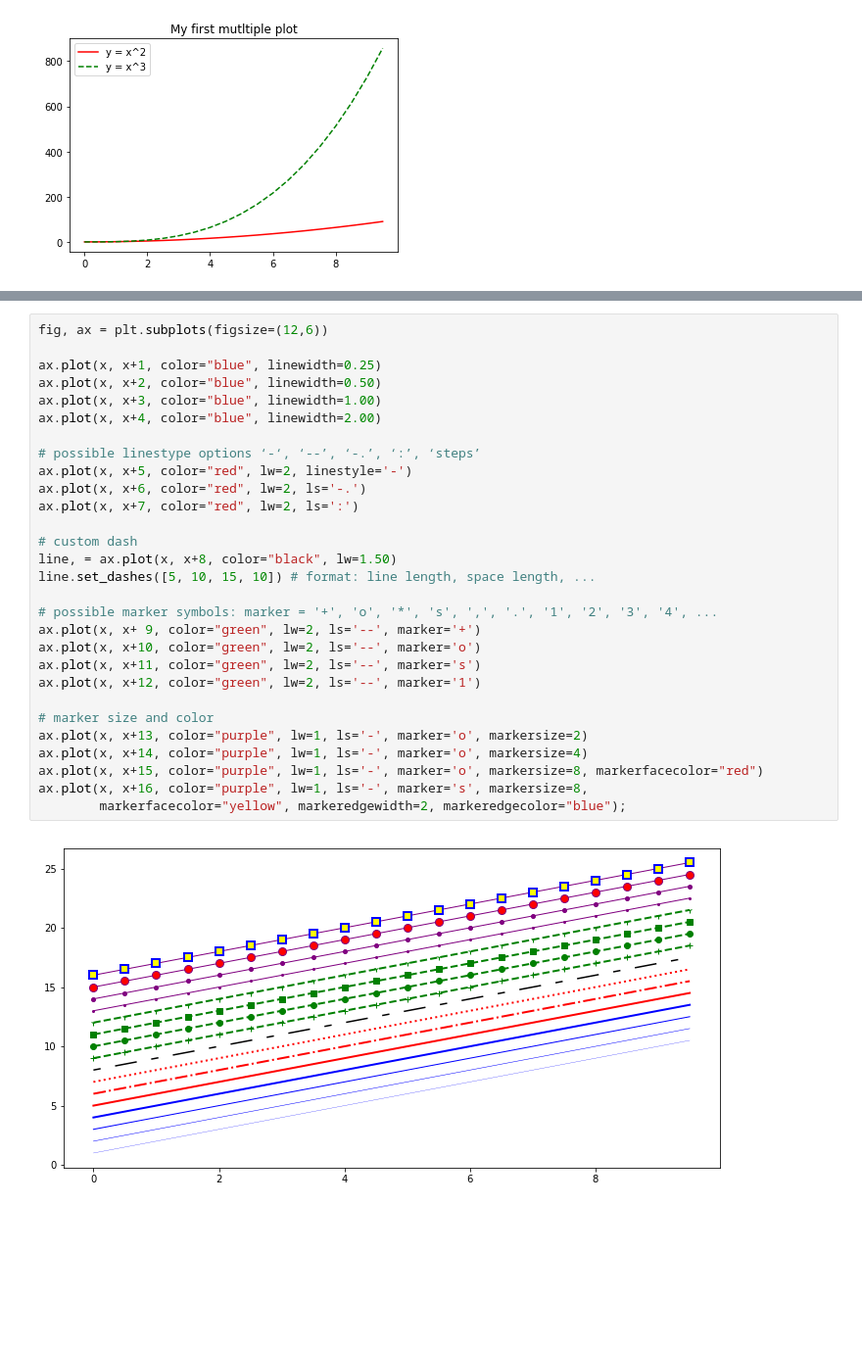
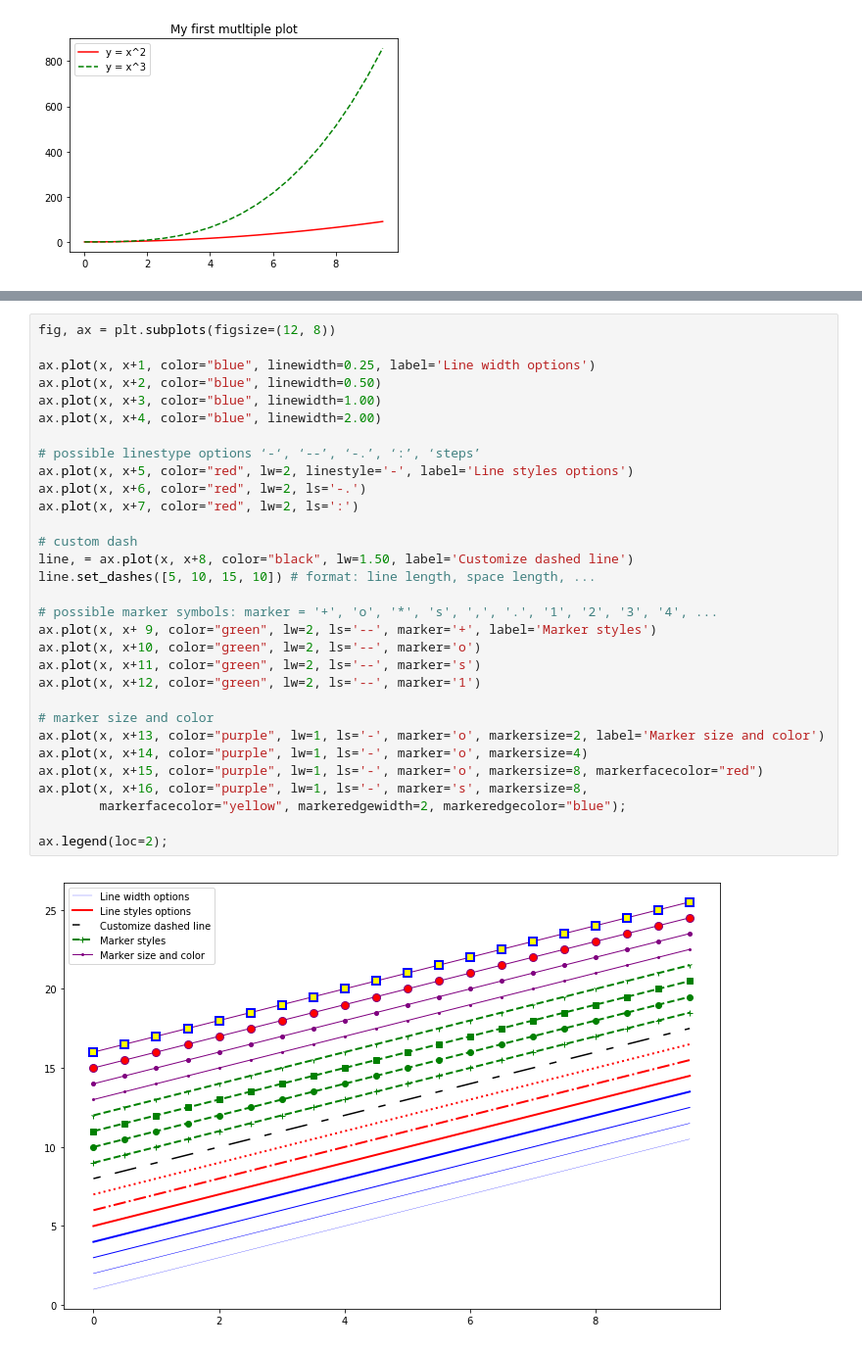
Before and after one commit to calde12/SOSC2018-PYTHON-HANDSON, a Jupyter notebook: 5.STATISTIC_AND_DESIGN.ipynb, the cells around one changed output, grey strips where cells are left out. Shown at 98% size. Cells and saved outputs as stored; diff of their text form; blank space fills up the shorter version.

```diff
--- a/5.STATISTIC_AND_DESIGN.ipynb
+++ b/5.STATISTIC_AND_DESIGN.ipynb
@@ -94,33 +113,35 @@ ax.legend(loc=4) # lower right corner
 
 ### More on lines and markers styling
 # %%
-fig, ax = plt.subplots(figsize=(12,6))
+fig, ax = plt.subplots(figsize=(12, 8))
 
-ax.plot(x, x+1, color="blue", linewidth=0.25)
+ax.plot(x, x+1, color="blue", linewidth=0.25, label='Line width options')
 ax.plot(x, x+2, color="blue", linewidth=0.50)
 ax.plot(x, x+3, color="blue", linewidth=1.00)
 ax.plot(x, x+4, color="blue", linewidth=2.00)
 
 # possible linestype options ‘-‘, ‘--’, ‘-.’, ‘:’, ‘steps’
-ax.plot(x, x+5, color="red", lw=2, linestyle='-')
+ax.plot(x, x+5, color="red", lw=2, linestyle='-', label='Line styles options')
 ax.plot(x, x+6, color="red", lw=2, ls='-.')
 ax.plot(x, x+7, color="red", lw=2, ls=':')
 
 # custom dash
-line, = ax.plot(x, x+8, color="black", lw=1.50)
+line, = ax.plot(x, x+8, color="black", lw=1.50, label='Customize dashed line')
 line.set_dashes([5, 10, 15, 10]) # format: line length, space length, ...
 
 # possible marker symbols: marker = '+', 'o', '*', 's', ',', '.', '1', '2', '3', '4', ...
-ax.plot(x, x+ 9, color="green", lw=2, ls='--', marker='+')
+ax.plot(x, x+ 9, color="green", lw=2, ls='--', marker='+', label='Marker styles')
 ax.plot(x, x+10, color="green", lw=2, ls='--', marker='o')
 ax.plot(x, x+11, color="green", lw=2, ls='--', marker='s')
 ax.plot(x, x+12, color="green", lw=2, ls='--', marker='1')
 
 # marker size and color
-ax.plot(x, x+13, color="purple", lw=1, ls='-', marker='o', markersize=2)
+ax.plot(x, x+13, color="purple", lw=1, ls='-', marker='o', markersize=2, label='Marker size and color')
 ax.plot(x, x+14, color="purple", lw=1, ls='-', marker='o', markersize=4)
 ax.plot(x, x+15, color="purple", lw=1, ls='-', marker='o', markersize=8, markerfacecolor="red")
 ax.plot(x, x+16, color="purple", lw=1, ls='-', marker='s', markersize=8,
         markerfacecolor="yellow", markeredgewidth=2, markeredgecolor="blue");
+
+ax.legend(loc=2);
 # %% [output]
-[figure, old version]
+[figure, new version]
```
Also changed, not shown: parts of 18 cells of this notebook, 3 other files.
